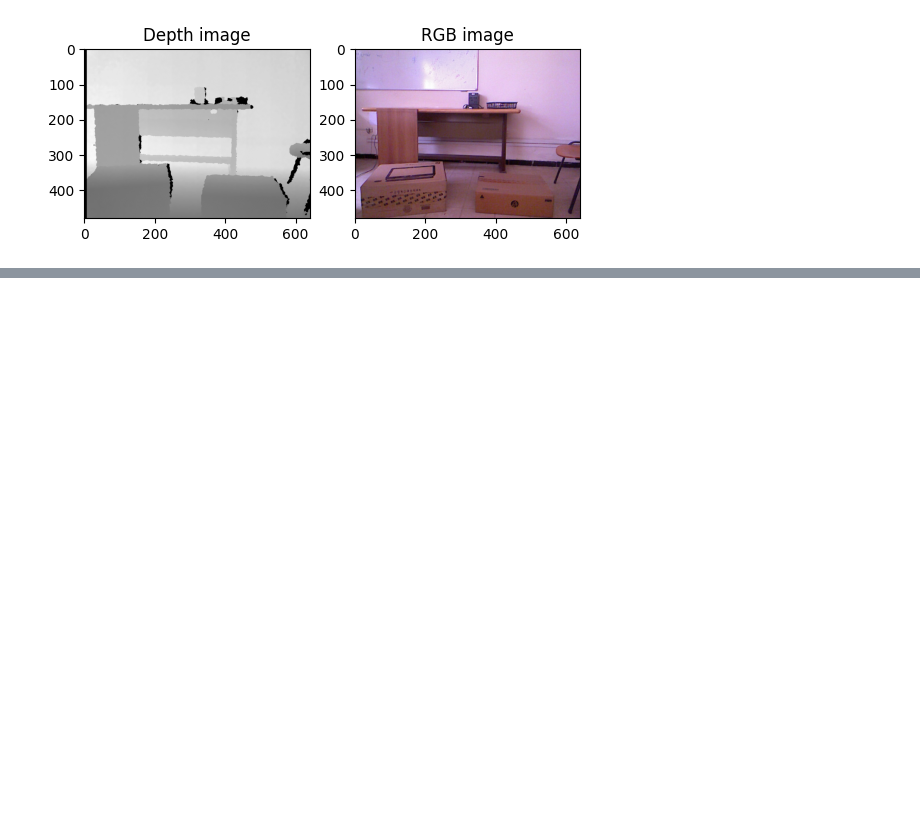
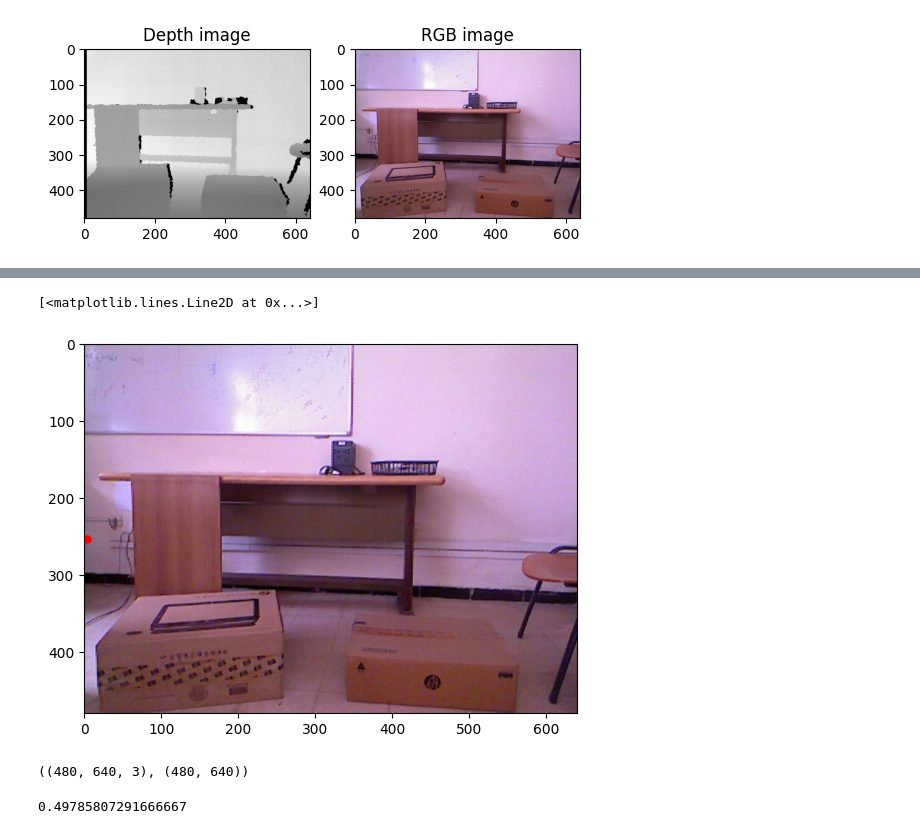
Before and after one commit to RishitSingh10/PointCloud, a Jupyter notebook: point_cloud_from_depth.ipynb, the cells around one changed output, grey strips where cells are left out. Cells and saved outputs as stored; diff of their text form; code cells hidden in the pictures; blank space fills up the shorter version.

Commit message:
Colored Point Cloud Generation

```diff
--- a/point_cloud_from_depth.ipynb
+++ b/point_cloud_from_depth.ipynb
@@ -183,0 +240,12 @@ plt.show()
+# %%
+# RGB camera intrinsic Parameters:
+FX_RGB = 5.1885790117450188e+02
+FY_RGB = 5.1946961112127485e+02
+CX_RGB = 3.2558244941119034e+0
+CY_RGB = 2.5373616633400465e+02
+# %%
+plt.imshow(rgb_image)
+plt.plot([CX_RGB], [CY_RGB], 'ro', markersize=5)
+# %% [output]
+[<matplotlib.lines.Line2D at 0x...>]
+[figure, added]
@@ -183,0 +265,4 @@ plt.show()
+# %%
+rgb_image.shape, depth_image.shape
+# %% [output]
+((480, 640, 3), (480, 640))
@@ -183,0 +292,9 @@ plt.show()
+# %%
+count = 0
+
+for i in range(len(colors)):
+    if colors[i][0] == 0 and colors[i][1] == 0 and colors[i][2] == 0:
+        count += 1
+count/len(colors)
+# %% [output]
+0.49785807291666667
```
Also changed, not shown: parts of 8 cells of this notebook, 1 other file.
